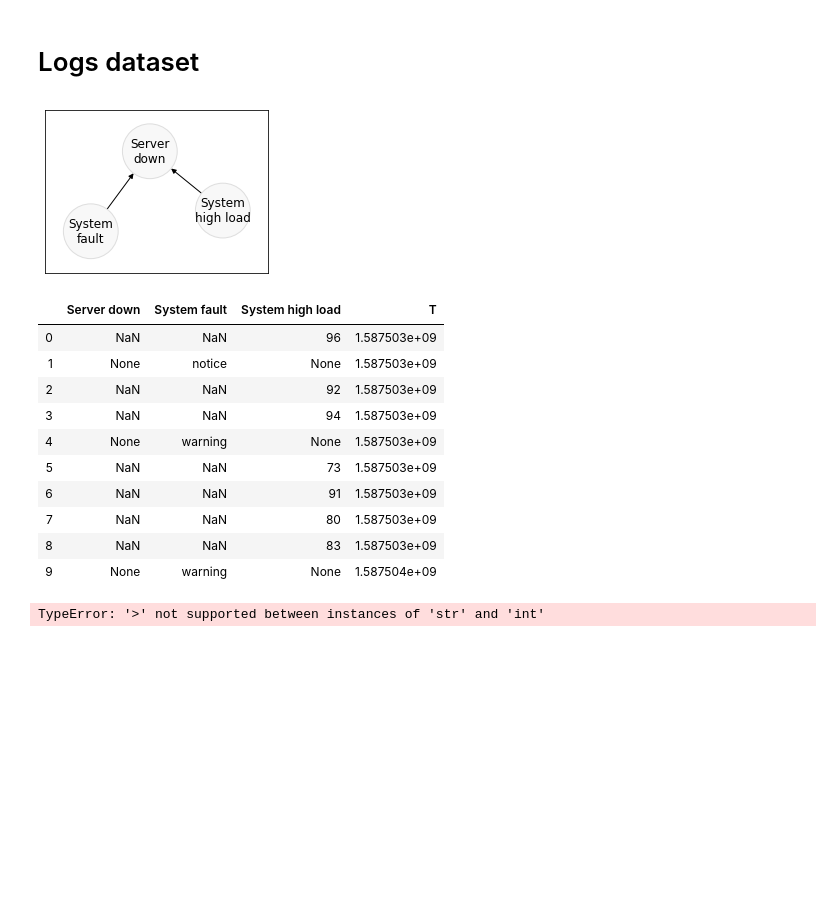
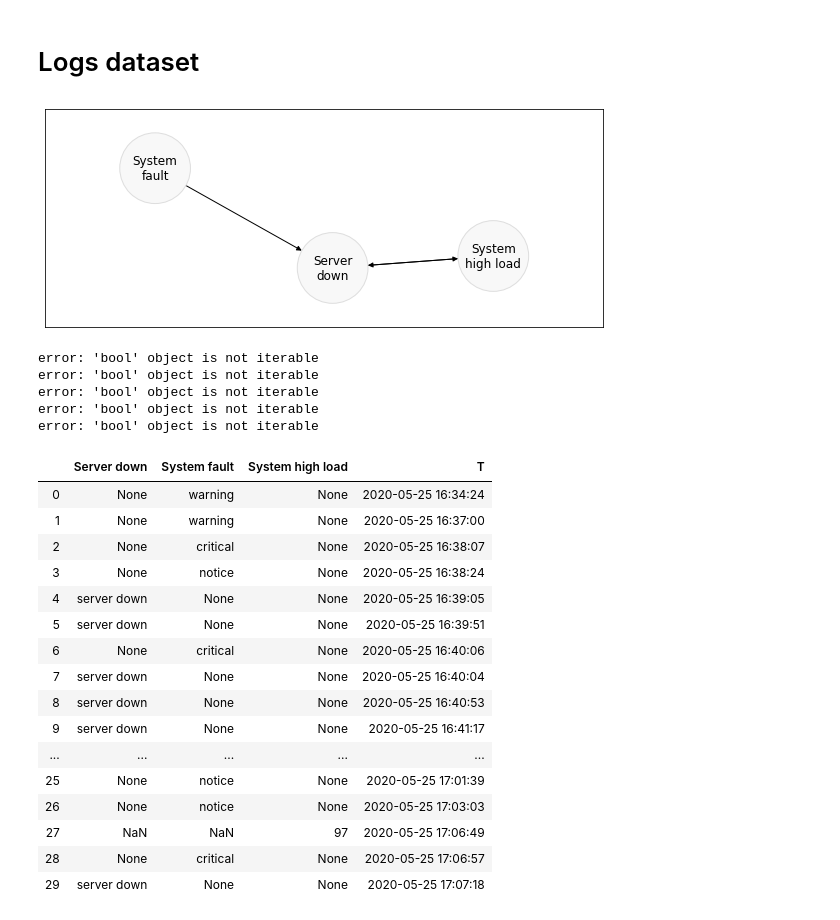
Before and after one commit to AdrienFelipe/Causal-discovery-Unit-testing, a Jupyter notebook: Untitled.ipynb, the cells around one changed output. Saved outputs shown, nothing was run; the diff lists cells and outputs as text; code cells hidden in the pictures; blank space fills up the shorter version.

Commit message:
Added time range from events

```diff
--- a/Untitled.ipynb
+++ b/Untitled.ipynb
@@ -389,34 +404,61 @@ sns.heatmap(dataset.generate(50), cmap=cmap)
 # %% [markdown]
 # Logs dataset
 # %%
+import pandas as pd
+from events.Uniform import Uniform
+from events.Categorical import Categorical
 random.seed(9)
 
 def server_down(h: History) -> float:
-    fault_happened = (h.get_event(2) + h.get_event(2, delay=1) + h.get_event(2, delay=2) + h.get_event(2, delay=3)) > 0
-    return h.get_event(1) > 90 or h.get_event(1) > 60 and fault_happened
+    try:
+        load_log = h.get_range(position=1, time_range='1m', null_value=0)
+        high_load = max(load_log) > 90 if len(load_log) is not 0 else None
+
+        error_log = h.get_range(position=2, time_range='2m')
+        critical = any(error_log=='critical')
+        warning = any(error_log=='warning')
+
+        return 'server down' if critical or (warning and high_load) else None
+    except Exception as err:
+        print('error:', err)
 
 dataset = Generator(sequential=True) \
-    .set_time(step='30s', precision='30s') \
-    .add_uniform(70, 100, probability=0.4, round=0, label='System\nhigh load') \
+    .set_time(step='10s', precision='10s') \
+    .add_function(
+        lambda h: Uniform(70, 100, round=0).generate() if len(h.get_range(3, time_range='3m')) is 0 else None,
+        probability=0.4, label='System\nhigh load'
+    ) \
     .add_categorical(['notice', 'warning', 'critical'], probability=0.2, label='System\nfault') \
-    .add_function(server_down, label='Server\ndown')
+    .add_function(server_down, probability=0.9, label='Server\ndown')
 
-dataset.plot_relations(node_size=30)
+
+dataset.plot_relations(node_size=50, fig_size=(10,4))
 dataframe = dataset.generate(100)
-display(dataframe.head(10))
-scatter = dataframe.set_index('T').stack().reset_index(name='value').rename(columns={'level_1':'type'})
-scatter[scatter['value'] > 0].plot.scatter(x='T', y='value', s=100)
+dataframe['T'] = pd.to_datetime(dataframe['T'].round(0), unit='s')
+display(dataframe.head(30))
+#scatter = dataframe.set_index('T').stack().reset_index(name='value').rename(columns={'level_1':'type'})
+#scatter[scatter['value'] > 0].plot.scatter(x='T', y='value', s=100)
 # %% [output]
-[figure, old version]
+[figure, new version]
+error: 'bool' object is not iterable
+error: 'bool' object is not iterable
+error: 'bool' object is not iterable
+error: 'bool' object is not iterable
+error: 'bool' object is not iterable
 |  | Server down | System fault | System high load | T |
-| 0 | NaN | NaN | 96 | 1.587503e+09 |
-| 1 | None | notice | None | 1.587503e+09 |
-| 2 | NaN | NaN | 92 | 1.587503e+09 |
-| 3 | NaN | NaN | 94 | 1.587503e+09 |
-| 4 | None | warning | None | 1.587503e+09 |
-| 5 | NaN | NaN | 73 | 1.587503e+09 |
-| 6 | NaN | NaN | 91 | 1.587503e+09 |
-| 7 | NaN | NaN | 80 | 1.587503e+09 |
-| 8 | NaN | NaN | 83 | 1.587503e+09 |
-| 9 | None | warning | None | 1.587504e+09 |
+| 0 | None | warning | None | 2020-05-25 16:34:24 |
+| 1 | None | warning | None | 2020-05-25 16:37:00 |
+| 2 | None | critical | None | 2020-05-25 16:38:07 |
+| 3 | None | notice | None | 2020-05-25 16:38:24 |
+| 4 | server down | None | None | 2020-05-25 16:39:05 |
+| 5 | server down | None | None | 2020-05-25 16:39:51 |
+| 6 | None | critical | None | 2020-05-25 16:40:06 |
+| 7 | server down | None | None | 2020-05-25 16:40:04 |
+| 8 | server down | None | None | 2020-05-25 16:40:53 |
+| 9 | server down | None | None | 2020-05-25 16:41:17 |
+| ... | ... | ... | ... | ... |
+| 25 | None | notice | None | 2020-05-25 17:01:39 |
+| 26 | None | notice | None | 2020-05-25 17:03:03 |
+| 27 | NaN | NaN | 97 | 2020-05-25 17:06:49 |
+| 28 | None | critical | None | 2020-05-25 17:06:57 |
+| 29 | server down | None | None | 2020-05-25 17:07:18 |
-TypeError: '>' not supported between instances of 'str' and 'int'
```
Also changed, not shown: parts of 19 cells of this notebook, 6 other files.
